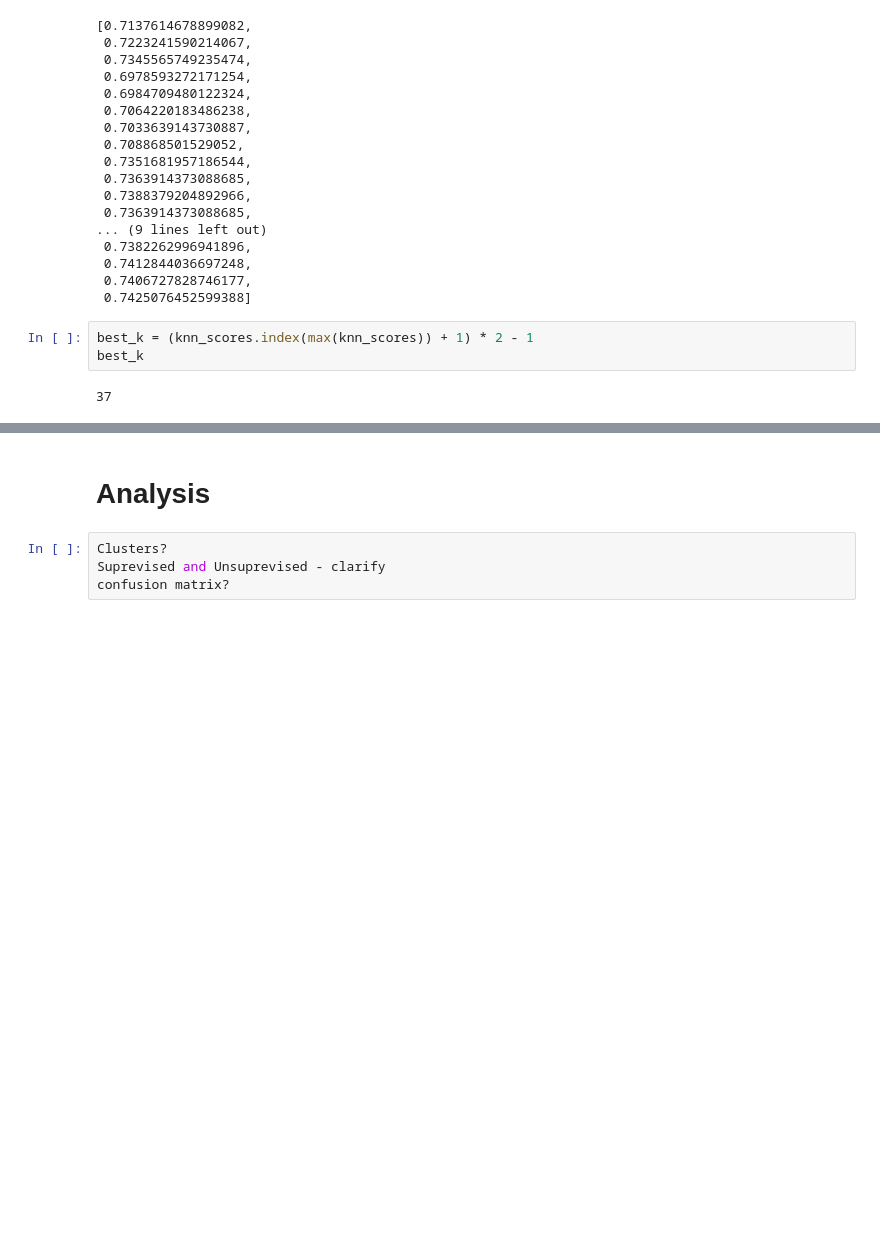
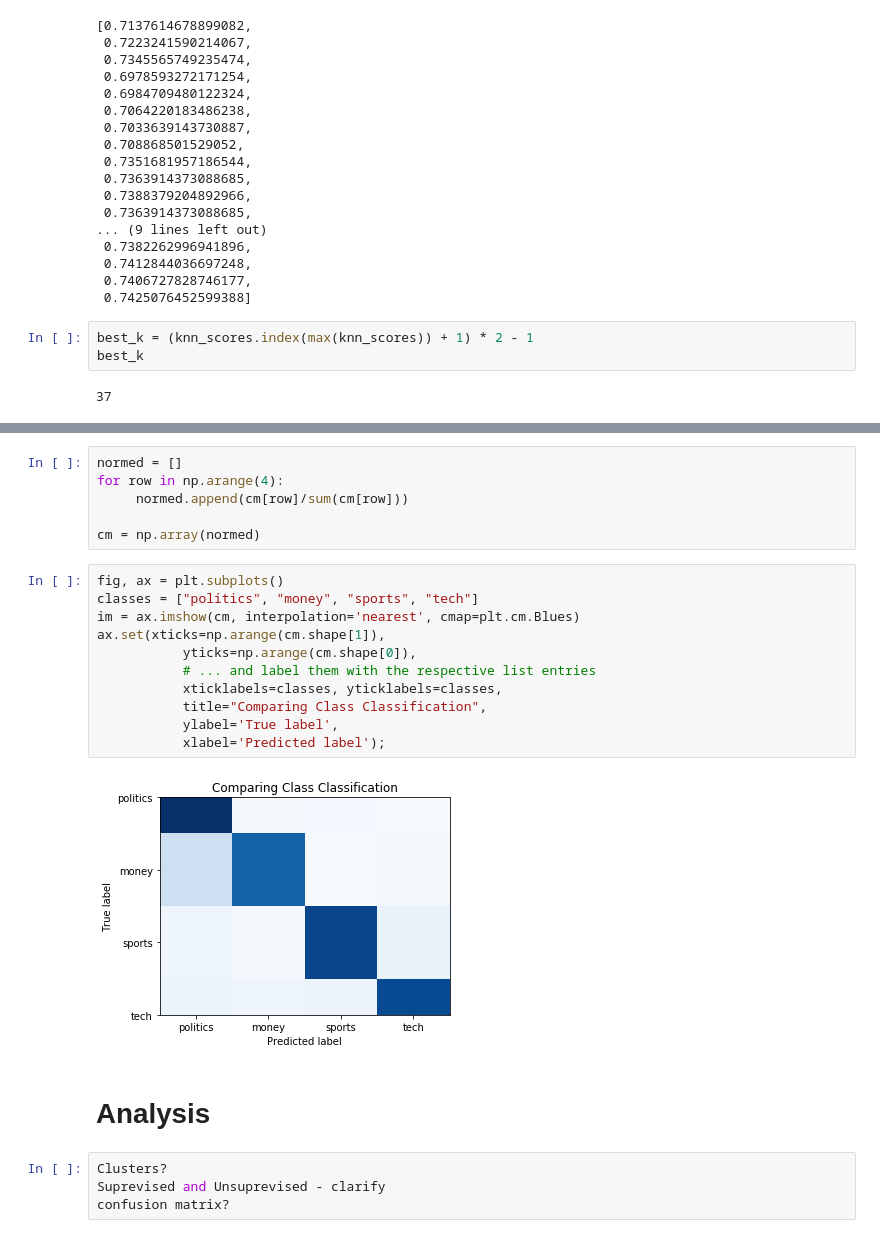
Before and after one commit to Jesse-mk/Medium_Analytics, a Jupyter notebook: jenna/Article Classifiers - KNN.ipynb, the cells around one changed output, grey strips where cells are left out. Cells and saved outputs as stored; diff of their text form; blank space fills up the shorter version.

```diff
--- a/jenna/Article Classifiers - KNN.ipynb
+++ b/jenna/Article Classifiers - KNN.ipynb
@@ -206,3 +290,22 @@ best_k
+# %%
+normed = []
+for row in np.arange(4):
+     normed.append(cm[row]/sum(cm[row]))
+
+cm = np.array(normed)
+# %%
+fig, ax = plt.subplots()
+classes = ["politics", "money", "sports", "tech"]
+im = ax.imshow(cm, interpolation='nearest', cmap=plt.cm.Blues)
+ax.set(xticks=np.arange(cm.shape[1]),
+           yticks=np.arange(cm.shape[0]),
+           # ... and label them with the respective list entries
+           xticklabels=classes, yticklabels=classes,
+           title="Comparing Class Classification",
+           ylabel='True label',
+           xlabel='Predicted label');
+# %% [output]
+[figure, added]
 # %% [markdown]
 # Analysis
 # %%
```
Also changed, not shown: parts of 9 cells of this notebook, 1 other file.
